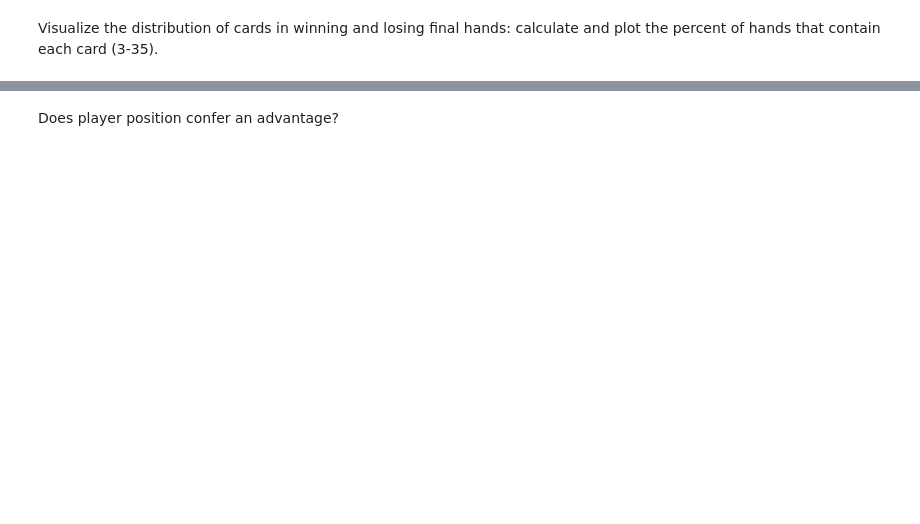
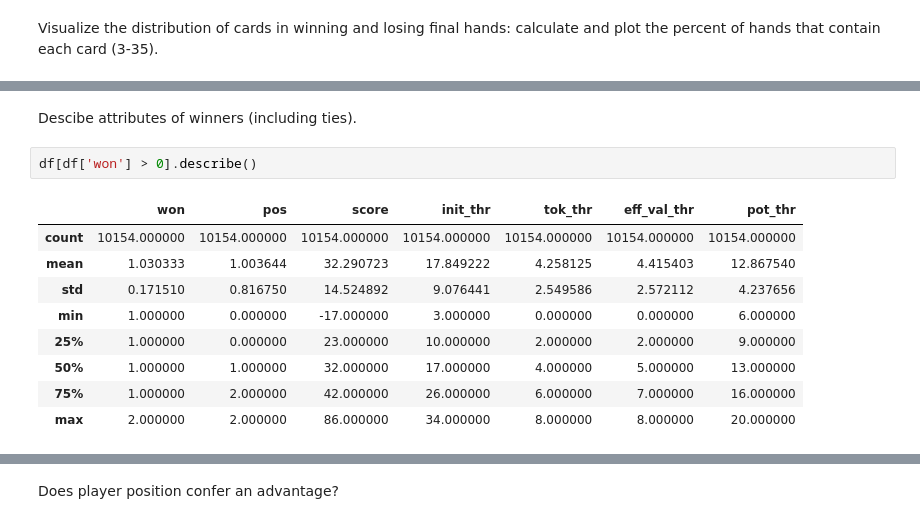
Before and after one commit to schrodinator/No_Thanks, a Jupyter notebook: analysis.ipynb, the cells around one changed output, grey strips where cells are left out. Cells and saved outputs as stored; diff of their text form; blank space fills up the shorter version.

```diff
--- a/analysis.ipynb
+++ b/analysis.ipynb
@@ -188,0 +160,14 @@ loser median: 19.0
+# %% [markdown]
+Descibe attributes of winners (including ties).
+# %%
+df[df['won'] > 0].describe()
+# %% [output]
+|  | won | pos | score | init_thr | tok_thr | eff_val_thr | pot_thr |
+| count | 10154.000000 | 10154.000000 | 10154.000000 | 10154.000000 | 10154.000000 | 10154.000000 | 10154.000000 |
+| mean | 1.030333 | 1.003644 | 32.290723 | 17.849222 | 4.258125 | 4.415403 | 12.867540 |
+| std | 0.171510 | 0.816750 | 14.524892 | 9.076441 | 2.549586 | 2.572112 | 4.237656 |
+| min | 1.000000 | 0.000000 | -17.000000 | 3.000000 | 0.000000 | 0.000000 | 6.000000 |
+| 25% | 1.000000 | 0.000000 | 23.000000 | 10.000000 | 2.000000 | 2.000000 | 9.000000 |
+| 50% | 1.000000 | 1.000000 | 32.000000 | 17.000000 | 4.000000 | 5.000000 | 13.000000 |
+| 75% | 1.000000 | 2.000000 | 42.000000 | 26.000000 | 6.000000 | 7.000000 | 16.000000 |
+| max | 2.000000 | 2.000000 | 86.000000 | 34.000000 | 8.000000 | 8.000000 | 20.000000 |
```
Also changed, not shown: parts of 26 cells of this notebook, 1 other file.
